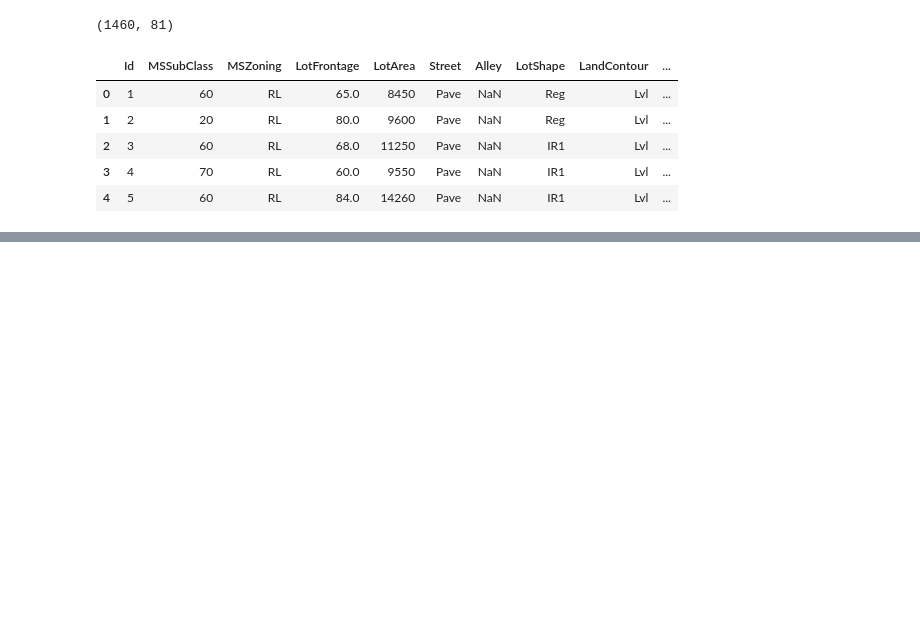
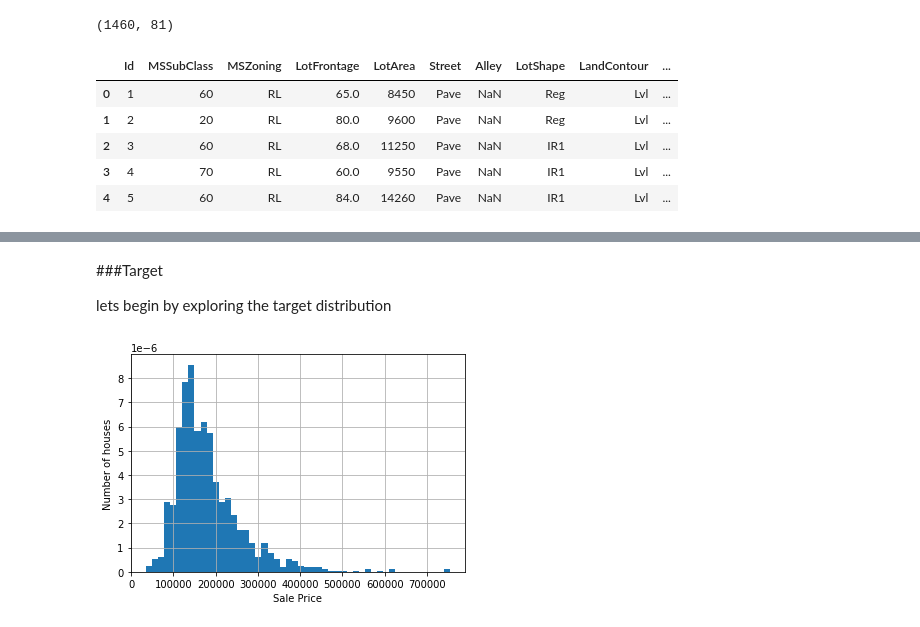
Before and after one commit to quintonmills/HousePricePredict, a Jupyter notebook: HPDataAnalysis.ipynb, the cells around one changed output, grey strips where cells are left out. Drawn from its saved outputs; the diff is of its cells as text; code cells hidden in the pictures; blank space fills up the shorter version.

```diff
--- a/HPDataAnalysis.ipynb
+++ b/HPDataAnalysis.ipynb
@@ -33,3 +33,7 @@ data.head()
 | 2 | 3 | 60 | RL | 68.0 | 11250 | Pave | NaN | IR1 | Lvl | ... |
 | 3 | 4 | 70 | RL | 60.0 | 9550 | Pave | NaN | IR1 | Lvl | ... |
 | 4 | 5 | 60 | RL | 84.0 | 14260 | Pave | NaN | IR1 | Lvl | ... |
+# %%
+#Drop id, its just a number given to identify each house
+data.drop('Id', axis = 1, inplace = True)
+data.shape
@@ -35,0 +63,13 @@ data.head()
+# %% [markdown]
+###Target
+
+lets begin by exploring the target distribution
+# %%
+#histogram to evaluate target distribution
+
+data['SalePrice'].hist(bins=50, density = True)
+plt.ylabel('Number of houses')
+plt.xlabel('Sale Price')
+plt.show()
+# %% [output]
+[figure, added]
```
Also changed, not shown: parts of 23 cells of this notebook.
